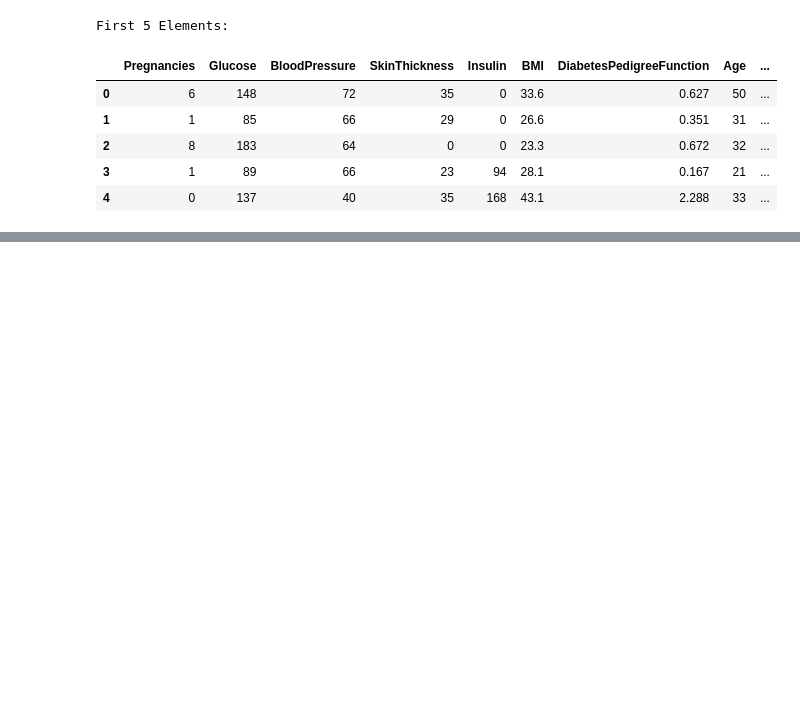
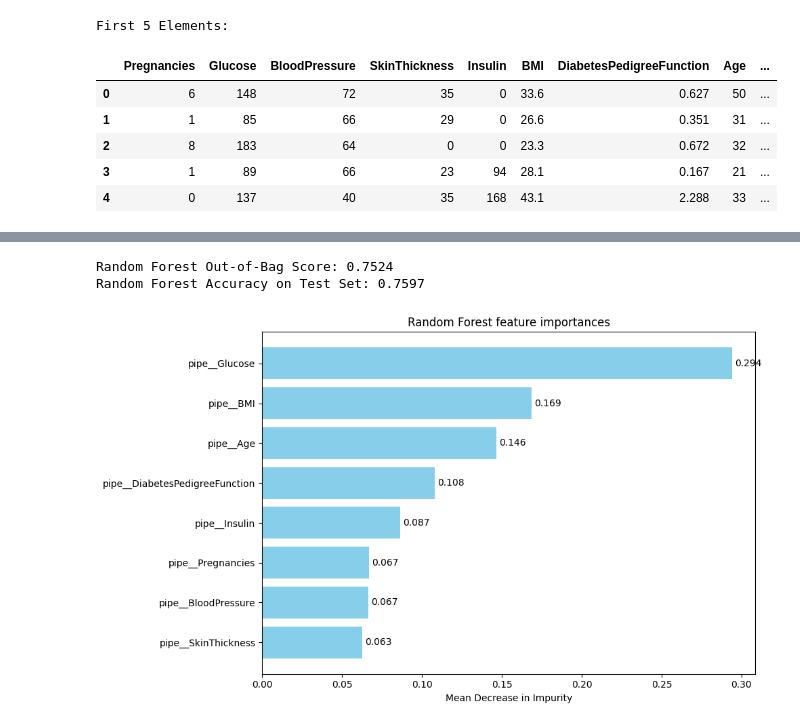
Before and after one commit to nickkraus52/MachineLearning, a Jupyter notebook: HW5/diabetes.ipynb, the cells around one changed output, grey strips where cells are left out. Cells and saved outputs as stored; diff of their text form; code cells hidden in the pictures; blank space fills up the shorter version.

```diff
--- a/HW5/diabetes.ipynb
+++ b/HW5/diabetes.ipynb
@@ -325,0 +354,29 @@ def evaluate_model(name, model, X_test, y_test):
+# %%
+rf = Pipeline([
+    ('preprocessor', clone(preprocessor)),
+    ('clf', RandomForestClassifier(n_estimators=300, max_features="sqrt", min_samples_leaf=3,
+        oob_score=True, n_jobs=-1, random_state=42))
+])
+rf.fit(X_train, y_train)
+
+rf_pred = rf.predict(X_test)
+rf_oob_score = rf.named_steps['clf'].oob_score_
+rf_accuracy = accuracy_score(y_test, rf_pred)
+
+print(f'Random Forest Out-of-Bag Score: {rf_oob_score:.4f}')
+print(f'Random Forest Accuracy on Test Set: {rf_accuracy:.4f}\n')
+
+importances = pd.Series(rf.named_steps['clf'].feature_importances_,
+                        index=rf.named_steps['preprocessor'].get_feature_names_out()).sort_values(ascending=True)
+
+fig, ax = plt.subplots(figsize=(10, 6))
+bars = ax.barh(importances.index, importances.values, color='skyblue')
+ax.bar_label(bars, labels=[f"{v:.3f}" for v in importances.values], padding=3)
+ax.set_xlabel("Mean Decrease in Impurity")
+ax.set_title("Random Forest feature importances")
+plt.tight_layout()
+plt.show()
+# %% [output]
+Random Forest Out-of-Bag Score: 0.7524
+Random Forest Accuracy on Test Set: 0.7597
+[figure, added]
```
Also changed, not shown: parts of 17 cells of this notebook.
